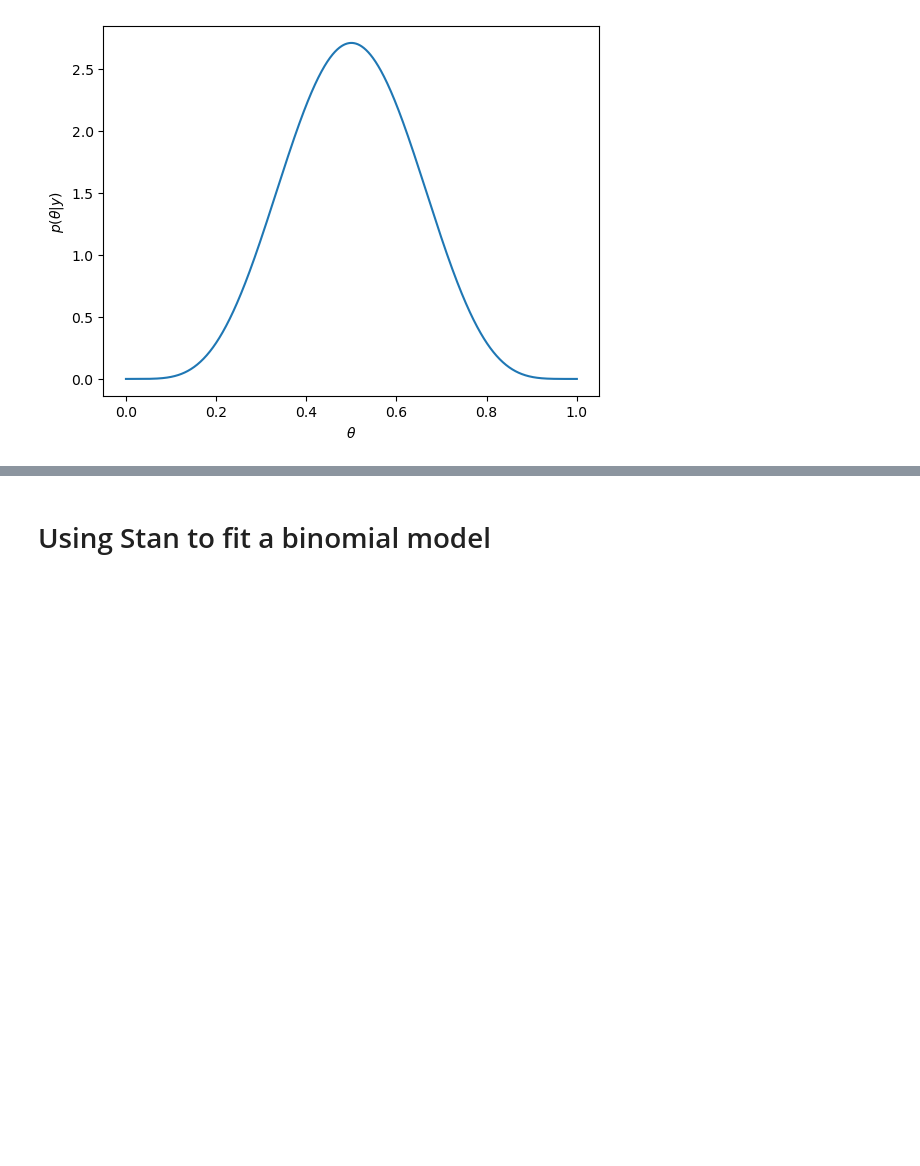
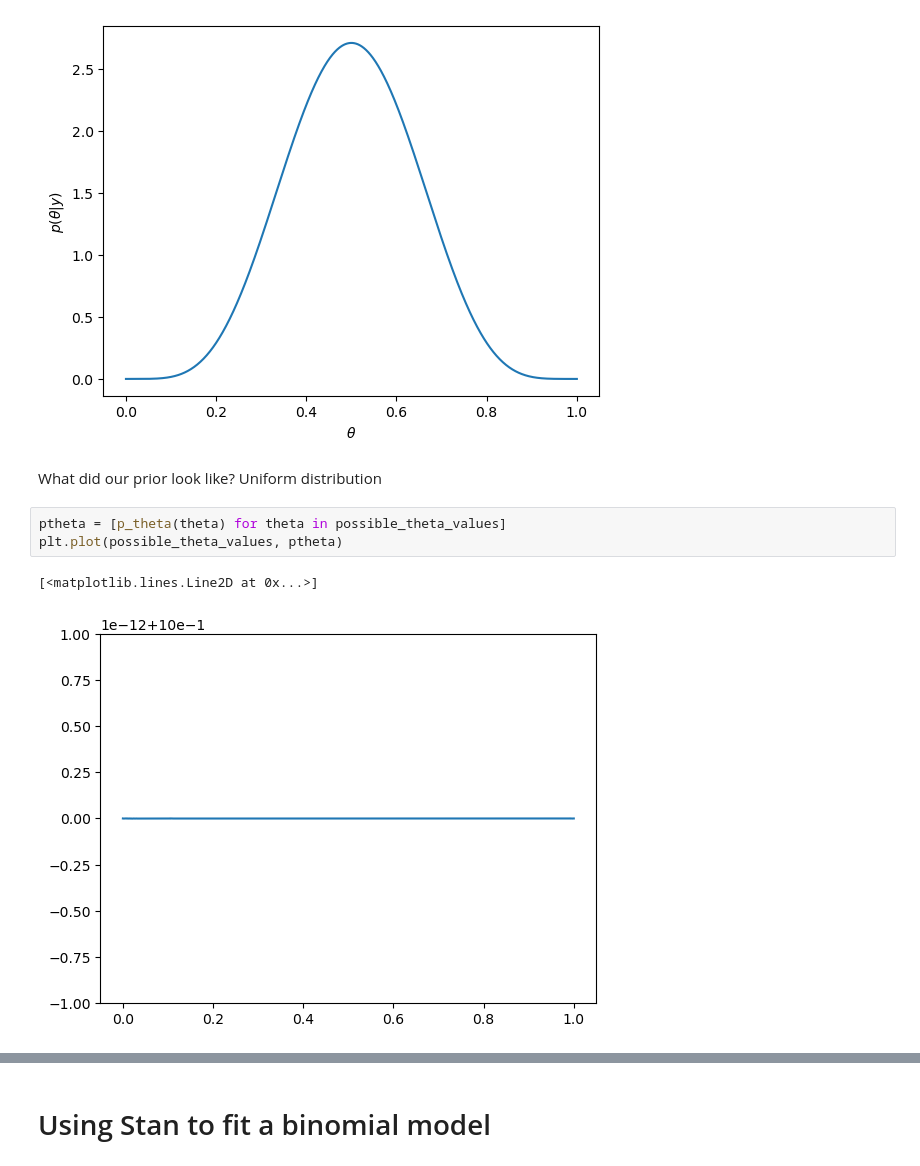
Before and after one commit to nikhgarg/2023_ADBA_PhDclass, a Jupyter notebook: lecture2_binomial.ipynb, the cells around one changed output, grey strips where cells are left out. Saved outputs shown, nothing was run; the diff lists cells and outputs as text; blank space fills up the shorter version.

```diff
--- a/lecture2_binomial.ipynb
+++ b/lecture2_binomial.ipynb
@@ -71,3 +77,11 @@ data = {'N': 10, 'y': 5} #number of trials, number of successes
 plot_posterior_given_data(data)
 # %% [output]
 [figure]
+# %% [markdown]
+What did our prior look like? Uniform distribution
+# %%
+ptheta = [p_theta(theta) for theta in possible_theta_values]
+plt.plot(possible_theta_values, ptheta)
+# %% [output]
+[<matplotlib.lines.Line2D at 0x...>]
+[figure, added]
```
Also changed, not shown: parts of 11 cells of this notebook.
